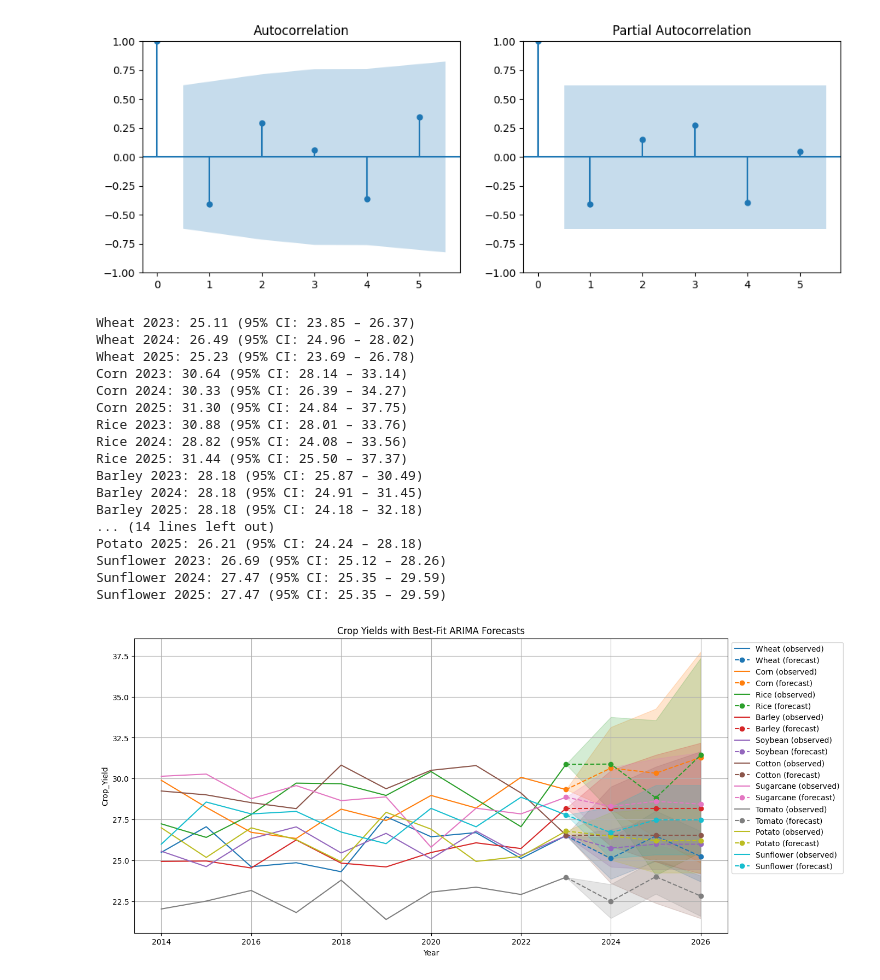
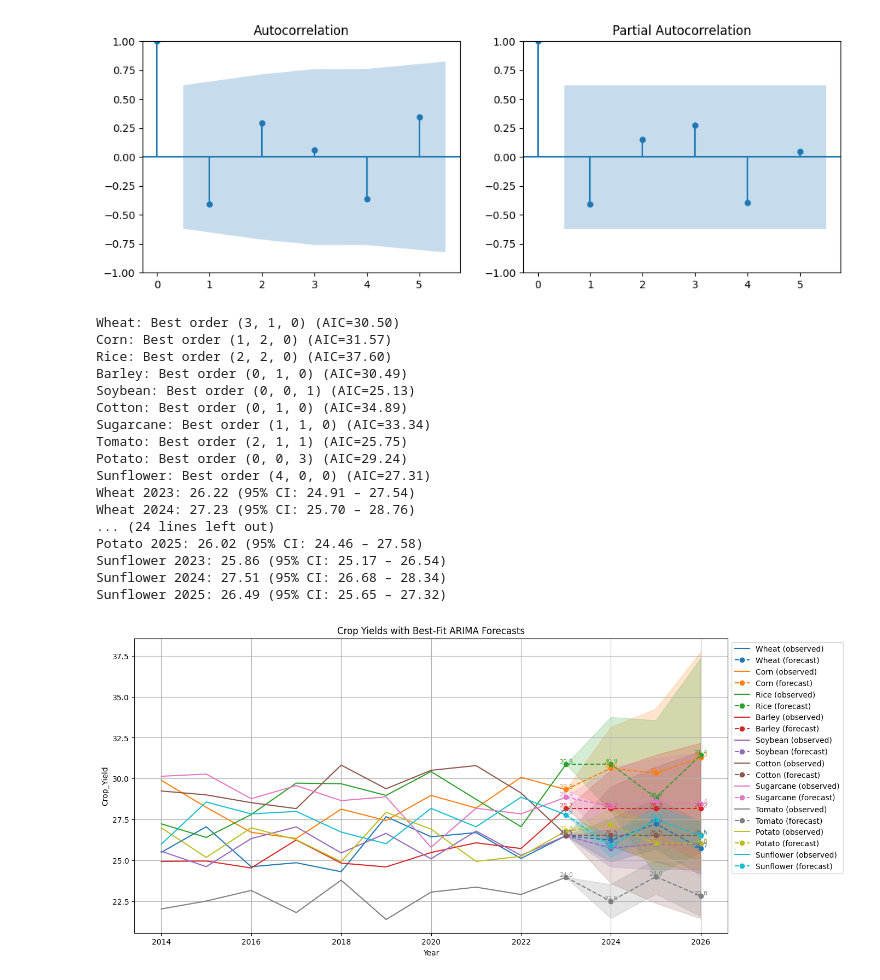
Before and after one commit to probsnotjeremy/Agricultural_Testing, a Jupyter notebook: ARIMA.ipynb, the cells around one changed output. Saved outputs shown, nothing was run; the diff lists cells and outputs as text; code cells hidden in the pictures.

Commit message:
Bug fixes for ARIMA functions

```diff
--- a/ARIMA.ipynb
+++ b/ARIMA.ipynb
@@ -435,6 +461,11 @@ def plot_arima_forecasts(
             mean_forecast = forecast_res.predicted_mean
             conf_int = forecast_res.conf_int()
 
+            # 🔹 Skip if forecast failed
+            if mean_forecast.empty or conf_int.empty:
+                print(f"⚠️ Skipping {crop}, forecast returned empty.")
+                continue
+
             # Extend index for future predictions
             future_index = pd.date_range(
                 start=series.index[-1] + pd.offsets.YearEnd(0),
@@ -498,36 +529,49 @@ def plot_arima_forecasts(
         plt.ylabel(target_col)
         plt.legend(loc="upper left", bbox_to_anchor=(1, 1))
         plt.grid(True)
+        plt.savefig(os.path.join(save_dir, "Combined Crop Yields with Best-Fit ARIMA Forecasts.png"), dpi=300, bbox_inches="tight")
         plt.show()
+        plt.close()
 # %%
+import pandas as pd
+import warnings
+
+warnings.filterwarnings("ignore")
+
+ds = pd.read_csv("crop_yield_dataset.csv")
+ds["Date"] = pd.to_datetime(ds["Date"])
+ds["Year"] = ds["Date"].dt.year
+ds["Month"] = ds["Date"].dt.month
+
 # Step 1: Find best ARIMA orders
 results_df = find_best_arima_orders(
     ds, group_col="Crop_Type", time_col="Year", target_col="Crop_Yield",
-    p_range=2, d_range=2, q_range=2
+    p_range=4, d_range=4, q_range=4,
+    verbose=True
 )
 
 # Step 2: Plot forecasts
 plot_arima_forecasts(
     ds, results_df,
     group_col="Crop_Type", time_col="Year", target_col="Crop_Yield",
     steps=3, save_plots=True
 )
 # %% [output]
-Wheat 2023: 25.11 (95% CI: 23.85 – 26.37)
-Wheat 2024: 26.49 (95% CI: 24.96 – 28.02)
-Wheat 2025: 25.23 (95% CI: 23.69 – 26.78)
-Corn 2023: 30.64 (95% CI: 28.14 – 33.14)
-Corn 2024: 30.33 (95% CI: 26.39 – 34.27)
-Corn 2025: 31.30 (95% CI: 24.84 – 37.75)
-Rice 2023: 30.88 (95% CI: 28.01 – 33.76)
-Rice 2024: 28.82 (95% CI: 24.08 – 33.56)
-Rice 2025: 31.44 (95% CI: 25.50 – 37.37)
-Barley 2023: 28.18 (95% CI: 25.87 – 30.49)
-Barley 2024: 28.18 (95% CI: 24.91 – 31.45)
-Barley 2025: 28.18 (95% CI: 24.18 – 32.18)
-... (14 lines left out)
-Potato 2025: 26.21 (95% CI: 24.24 – 28.18)
-Sunflower 2023: 26.69 (95% CI: 25.12 – 28.26)
-Sunflower 2024: 27.47 (95% CI: 25.35 – 29.59)
-Sunflower 2025: 27.47 (95% CI: 25.35 – 29.59)
+Wheat: Best order (3, 1, 0) (AIC=30.50)
+Corn: Best order (1, 2, 0) (AIC=31.57)
+Rice: Best order (2, 2, 0) (AIC=37.60)
+Barley: Best order (0, 1, 0) (AIC=30.49)
+Soybean: Best order (0, 0, 1) (AIC=25.13)
+Cotton: Best order (0, 1, 0) (AIC=34.89)
+Sugarcane: Best order (1, 1, 0) (AIC=33.34)
+Tomato: Best order (2, 1, 1) (AIC=25.75)
+Potato: Best order (0, 0, 3) (AIC=29.24)
+Sunflower: Best order (4, 0, 0) (AIC=27.31)
+Wheat 2023: 26.22 (95% CI: 24.91 – 27.54)
+Wheat 2024: 27.23 (95% CI: 25.70 – 28.76)
+... (24 lines left out)
+Potato 2025: 26.02 (95% CI: 24.46 – 27.58)
+Sunflower 2023: 25.86 (95% CI: 25.17 – 26.54)
+Sunflower 2024: 27.51 (95% CI: 26.68 – 28.34)
+Sunflower 2025: 26.49 (95% CI: 25.65 – 27.32)
-[figure, old version]
+[figure, new version]
```
Also changed, not shown: parts of 1 cell of this notebook, 4 other files.
